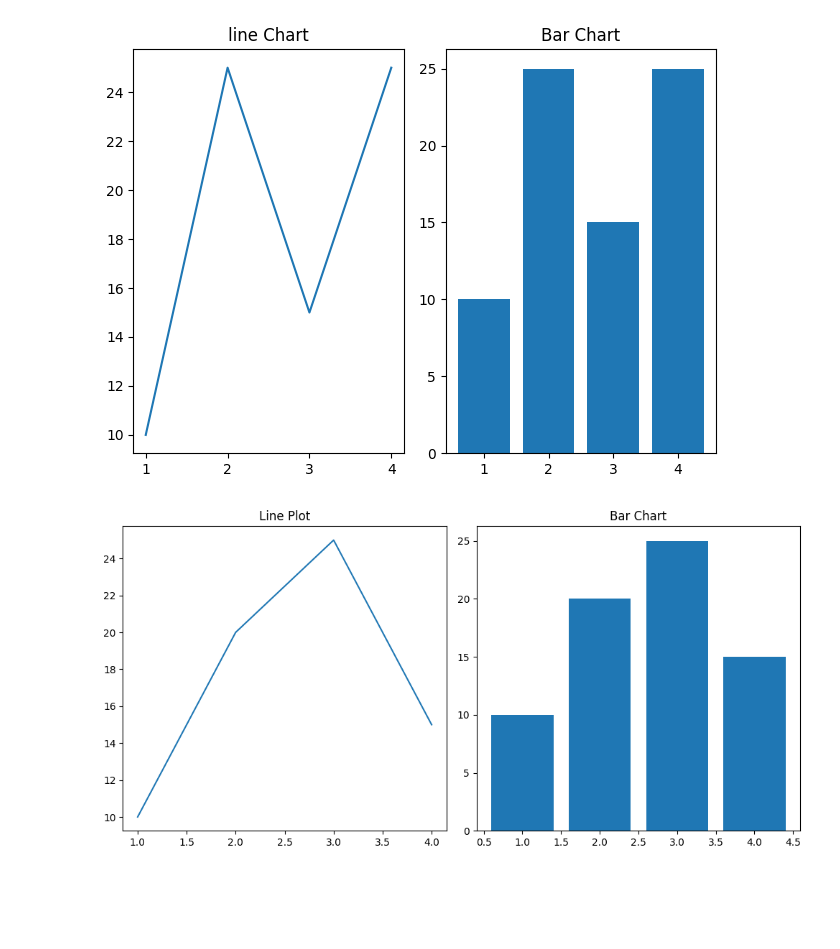
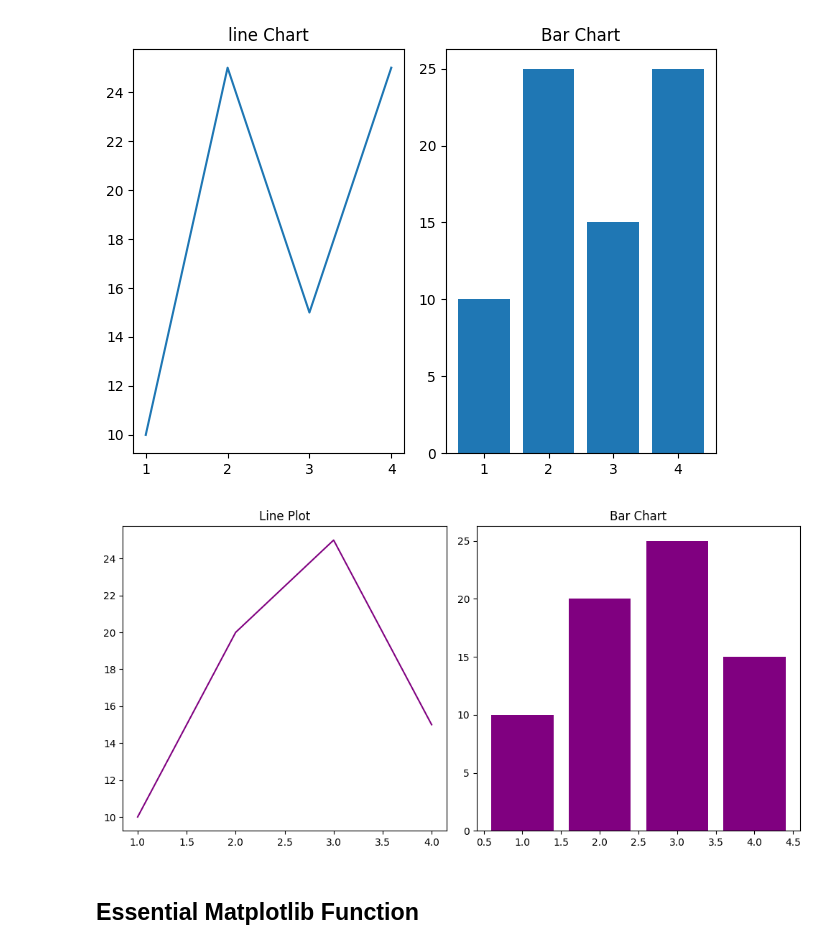
Before and after one commit to aryansapsod/python-, a Jupyter notebook: mlab.ipynb, the cells around one changed output. Drawn from its saved outputs; the diff is of its cells as text; code cells hidden in the pictures; blank space fills up the shorter version.

```diff
--- a/mlab.ipynb
+++ b/mlab.ipynb
@@ -120,18 +120,20 @@ plt.tight_layout()
 # %%
 import matplotlib.pyplot as plt
 x = [1,2,3,4]
 y = [10,20,25,15]
 #fig ax = plt.subplot(nrows , ncol, figsize=(width ,height))
 
 fig, ax =plt.subplots(1,2, figsize=(10,5))
 
-ax[0].plot(x,y)
+ax[0].plot(x,y,color='purple')
 ax[0].set_title('Line Plot')
 
-ax[1].bar(x,y)
+ax[1].bar(x,y,color='purple')
 ax[1].set_title('Bar Chart')
 plt.tight_layout()
 
 plt.show()
 # %% [output]
-[figure, old version]
+[figure, new version]
+# %% [markdown]
+## Essential Matplotlib Function
```
Also changed, not shown: parts of 1 cell of this notebook.
